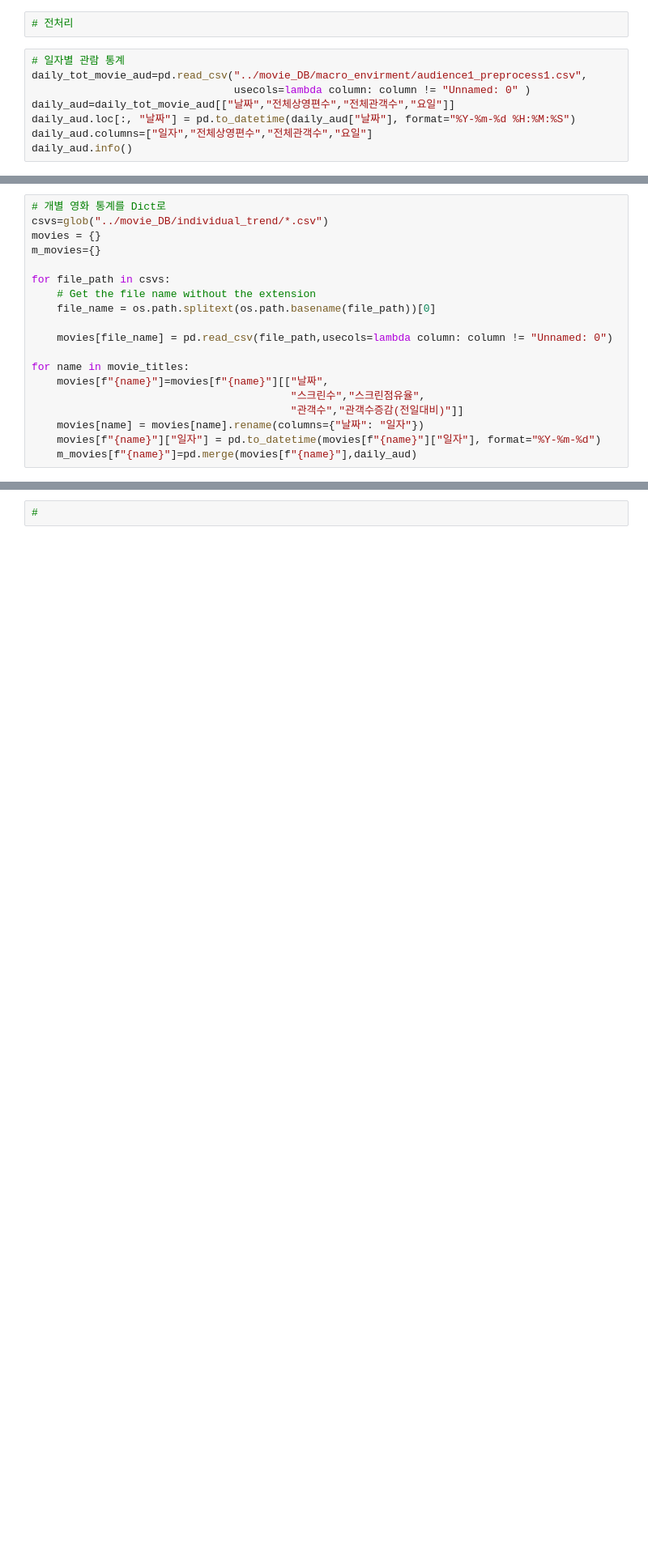
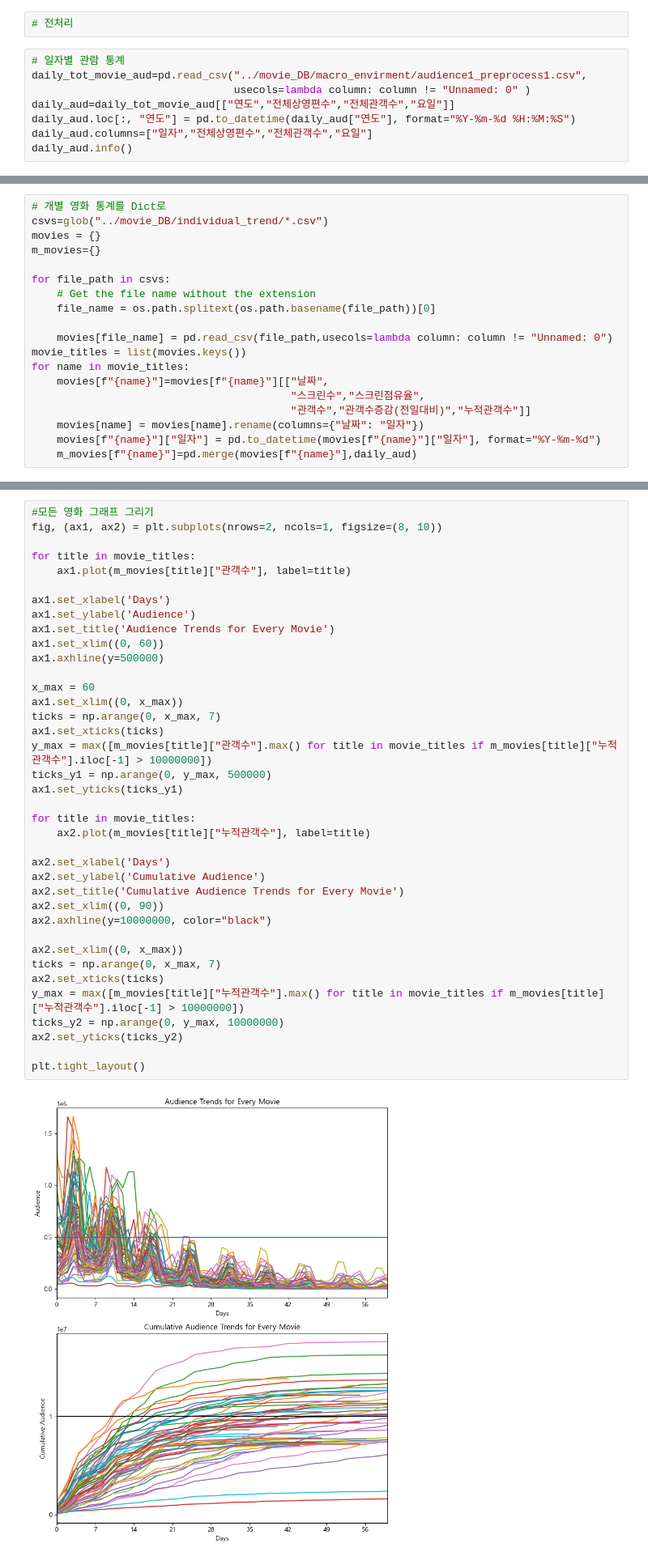
Before and after one commit to zarnits/10M_Movie, a Jupyter notebook: chovy/10M-Movie/analysis/총 관객 수와 천만 영화.ipynb, the cells around one changed output, grey strips where cells are left out. Shown at 81% size. Drawn from its saved outputs; the diff is of its cells as text; blank space fills up the shorter version.

```diff
--- a/chovy/10M-Movie/analysis/총 관객 수와 천만 영화.ipynb
+++ b/chovy/10M-Movie/analysis/총 관객 수와 천만 영화.ipynb
@@ -48,8 +48,8 @@ mlp.rcParams["axes.unicode_minus"] = False
 # 일자별 관람 통계
 daily_tot_movie_aud=pd.read_csv("../movie_DB/macro_envirment/audience1_preprocess1.csv",
                                 usecols=lambda column: column != "Unnamed: 0" )
-daily_aud=daily_tot_movie_aud[["날짜","전체상영편수","전체관객수","요일"]]
-daily_aud.loc[:, "날짜"] = pd.to_datetime(daily_aud["날짜"], format="%Y-%m-%d %H:%M:%S")
+daily_aud=daily_tot_movie_aud[["연도","전체상영편수","전체관객수","요일"]]
+daily_aud.loc[:, "연도"] = pd.to_datetime(daily_aud["연도"], format="%Y-%m-%d %H:%M:%S")
 daily_aud.columns=["일자","전체상영편수","전체관객수","요일"]
 daily_aud.info()
 # %% [output]
@@ -80,11 +80,11 @@ for file_path in csvs:
     file_name = os.path.splitext(os.path.basename(file_path))[0]
 
     movies[file_name] = pd.read_csv(file_path,usecols=lambda column: column != "Unnamed: 0")
-
+movie_titles = list(movies.keys())
 for name in movie_titles:
     movies[f"{name}"]=movies[f"{name}"][["날짜",
                                          "스크린수","스크린점유율",
-                                         "관객수","관객수증감(전일대비)"]]
+                                         "관객수","관객수증감(전일대비)","누적관객수"]]
     movies[name] = movies[name].rename(columns={"날짜": "일자"})
     movies[f"{name}"]["일자"] = pd.to_datetime(movies[f"{name}"]["일자"], format="%Y-%m-%d")
     m_movies[f"{name}"]=pd.merge(movies[f"{name}"],daily_aud)
@@ -105,2 +115,40 @@ m_movies["겨울왕국"].head()
 # %%
-#
+#모든 영화 그래프 그리기
+fig, (ax1, ax2) = plt.subplots(nrows=2, ncols=1, figsize=(8, 10))
+
+for title in movie_titles:
+    ax1.plot(m_movies[title]["관객수"], label=title)
+
+ax1.set_xlabel('Days')
+ax1.set_ylabel('Audience')
+ax1.set_title('Audience Trends for Every Movie')
+ax1.set_xlim((0, 60))
+ax1.axhline(y=500000)
+
+x_max = 60
+ax1.set_xlim((0, x_max))
+ticks = np.arange(0, x_max, 7)
+ax1.set_xticks(ticks)
+y_max = max([m_movies[title]["관객수"].max() for title in movie_titles if m_movies[title]["누적관객수"].iloc[-1] > 10000000])
+ticks_y1 = np.arange(0, y_max, 500000)
+ax1.set_yticks(ticks_y1)
+
+for title in movie_titles:
+    ax2.plot(m_movies[title]["누적관객수"], label=title)
+
+ax2.set_xlabel('Days')
+ax2.set_ylabel('Cumulative Audience')
+ax2.set_title('Cumulative Audience Trends for Every Movie')
+ax2.set_xlim((0, 90))
+ax2.axhline(y=10000000, color="black")
+
+ax2.set_xlim((0, x_max))
+ticks = np.arange(0, x_max, 7)
+ax2.set_xticks(ticks)
+y_max = max([m_movies[title]["누적관객수"].max() for title in movie_titles if m_movies[title]["누적관객수"].iloc[-1] > 10000000])
+ticks_y2 = np.arange(0, y_max, 10000000)
+ax2.set_yticks(ticks_y2)
+
+plt.tight_layout()
+# %% [output]
+[figure, added]
```
Also changed, not shown: parts of 14 cells of this notebook, 2 other files.
